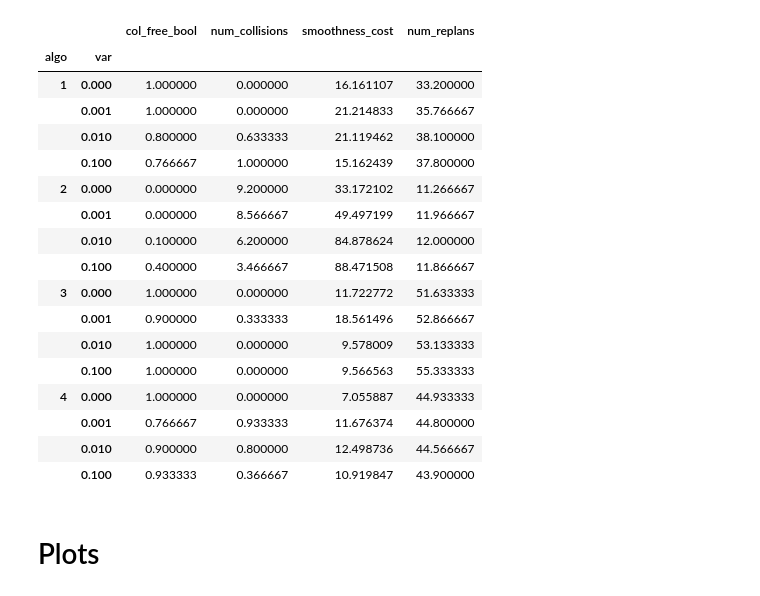
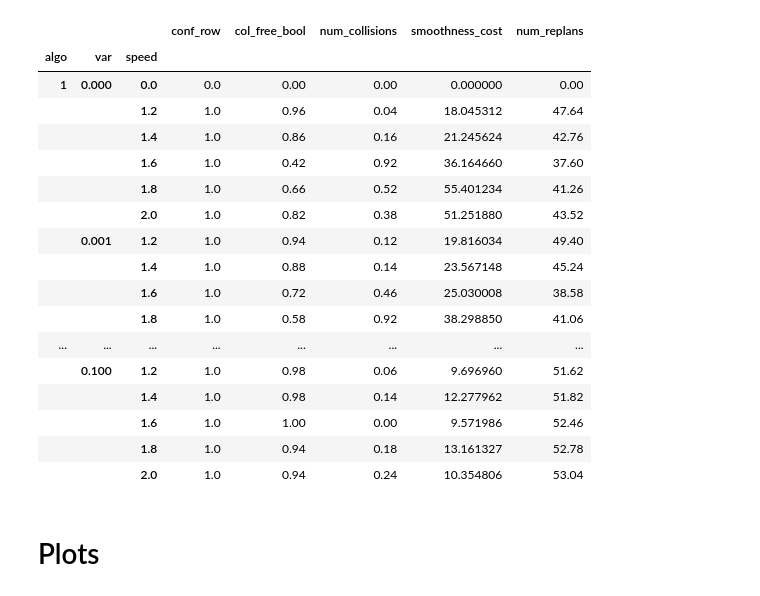
Before and after one commit to ori-drs/gpmp2, a Jupyter notebook: mark_gpmp2/paper/gazebo_noise/AnalyseRebuttalResults.ipynb, the cells around one changed output. Cells and saved outputs as stored; diff of their text form; code cells hidden in the pictures.

```diff
--- a/mark_gpmp2/paper/gazebo_noise/AnalyseRebuttalResults.ipynb
+++ b/mark_gpmp2/paper/gazebo_noise/AnalyseRebuttalResults.ipynb
@@ -4,14 +4,16 @@ import pandas as pd
 import numpy as np
 import matplotlib.pyplot as plt
 import matplotlib
+pd.set_option('display.max_rows', None)
 # %%
-filename = '/home/mark/installs/gpmp2/mark_gpmp2/paper/gazebo_noise/results/results1.csv'
+# filename = '/home/mark/installs/gpmp2/mark_gpmp2/paper/gazebo_noise/results/results1.csv'
+filename = '/home/mark/installs/gpmp2/mark_gpmp2/paper/gazebo_noise/results/varied_results_4001.csv'
 # %%
 # algo, var, col_free_bool, num_collisions, smoothness_cost, num_replans
 
 df = pd.read_csv(filename,
                  header=None,
-                names=['algo', 'var', 'col_free_bool',
+                names=['conf_row' , 'algo', 'speed','var', 'col_free_bool',
                        'num_collisions', 'smoothness_cost',
                        'num_replans'])
 df['algo'] = df['algo'] + 1;
@@ -24,23 +26,23 @@ df['algo'] = df['algo'] + 1;
 # no_solution_inds = (df['static_col_free_bool'] == True) | (df['update_col_free_bool'] == True) | (df['full_col_free_bool'] == True)
 # df = df[no_solution_inds]
 # %%
-df.groupby(['algo', 'var']).mean()
+df[df['algo'].isin([1,3])].groupby(['algo', 'var', 'speed']).mean()
 # %% [output]
-|  |  | col_free_bool | num_collisions | smoothness_cost | num_replans |
-| algo | var |  |  |  |  |
-| 1 | 0.000 | 1.000000 | 0.000000 | 16.161107 | 33.200000 |
-|  | 0.001 | 1.000000 | 0.000000 | 21.214833 | 35.766667 |
-|  | 0.010 | 0.800000 | 0.633333 | 21.119462 | 38.100000 |
-|  | 0.100 | 0.766667 | 1.000000 | 15.162439 | 37.800000 |
-| 2 | 0.000 | 0.000000 | 9.200000 | 33.172102 | 11.266667 |
-|  | 0.001 | 0.000000 | 8.566667 | 49.497199 | 11.966667 |
-|  | 0.010 | 0.100000 | 6.200000 | 84.878624 | 12.000000 |
-|  | 0.100 | 0.400000 | 3.466667 | 88.471508 | 11.866667 |
-| 3 | 0.000 | 1.000000 | 0.000000 | 11.722772 | 51.633333 |
-|  | 0.001 | 0.900000 | 0.333333 | 18.561496 | 52.866667 |
-|  | 0.010 | 1.000000 | 0.000000 | 9.578009 | 53.133333 |
-|  | 0.100 | 1.000000 | 0.000000 | 9.566563 | 55.333333 |
-| 4 | 0.000 | 1.000000 | 0.000000 | 7.055887 | 44.933333 |
-|  | 0.001 | 0.766667 | 0.933333 | 11.676374 | 44.800000 |
-|  | 0.010 | 0.900000 | 0.800000 | 12.498736 | 44.566667 |
-|  | 0.100 | 0.933333 | 0.366667 | 10.919847 | 43.900000 |
+|  |  |  | conf_row | col_free_bool | num_collisions | smoothness_cost | num_replans |
+| algo | var | speed |  |  |  |  |  |
+| 1 | 0.000 | 0.0 | 0.0 | 0.00 | 0.00 | 0.000000 | 0.00 |
+|  |  | 1.2 | 1.0 | 0.96 | 0.04 | 18.045312 | 47.64 |
+|  |  | 1.4 | 1.0 | 0.86 | 0.16 | 21.245624 | 42.76 |
+|  |  | 1.6 | 1.0 | 0.42 | 0.92 | 36.164660 | 37.60 |
+|  |  | 1.8 | 1.0 | 0.66 | 0.52 | 55.401234 | 41.26 |
+|  |  | 2.0 | 1.0 | 0.82 | 0.38 | 51.251880 | 43.52 |
+|  | 0.001 | 1.2 | 1.0 | 0.94 | 0.12 | 19.816034 | 49.40 |
+|  |  | 1.4 | 1.0 | 0.88 | 0.14 | 23.567148 | 45.24 |
+|  |  | 1.6 | 1.0 | 0.72 | 0.46 | 25.030008 | 38.58 |
+|  |  | 1.8 | 1.0 | 0.58 | 0.92 | 38.298850 | 41.06 |
+| ... | ... | ... | ... | ... | ... | ... | ... |
+|  | 0.100 | 1.2 | 1.0 | 0.98 | 0.06 | 9.696960 | 51.62 |
+|  |  | 1.4 | 1.0 | 0.98 | 0.14 | 12.277962 | 51.82 |
+|  |  | 1.6 | 1.0 | 1.00 | 0.00 | 9.571986 | 52.46 |
+|  |  | 1.8 | 1.0 | 0.94 | 0.18 | 13.161327 | 52.78 |
+|  |  | 2.0 | 1.0 | 0.94 | 0.24 | 10.354806 | 53.04 |
```
Also changed, not shown: parts of 2 cells of this notebook, 47 other files.
